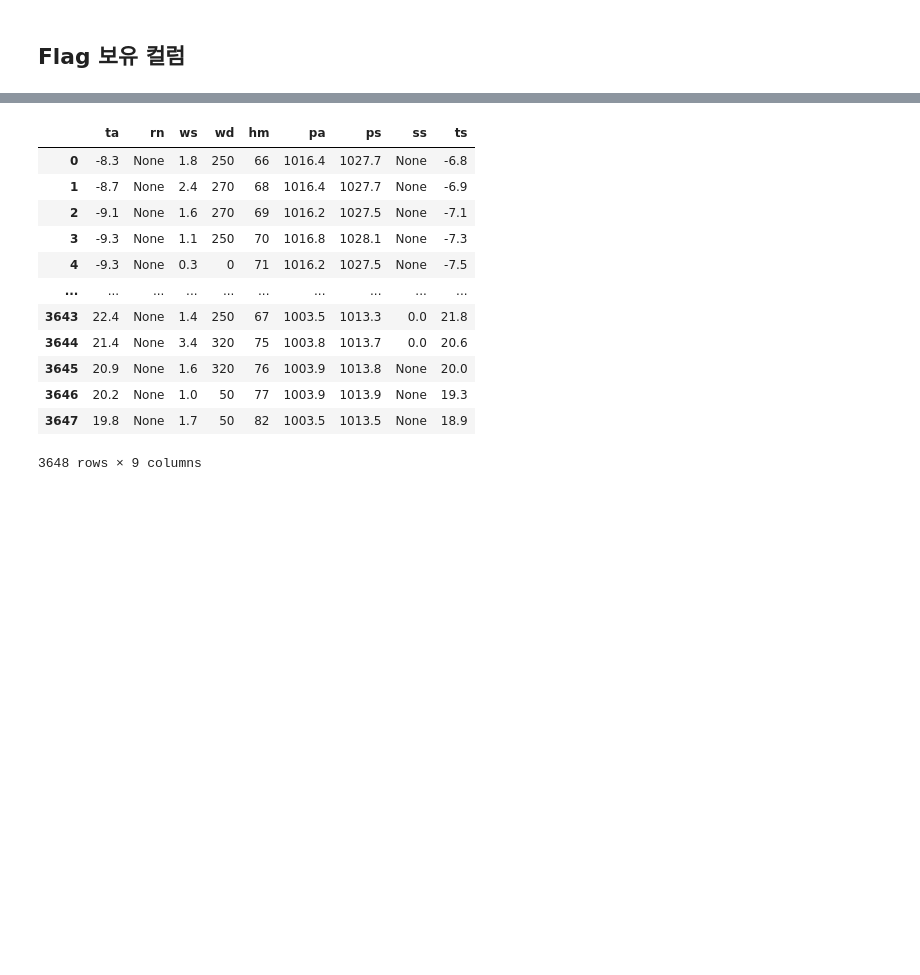
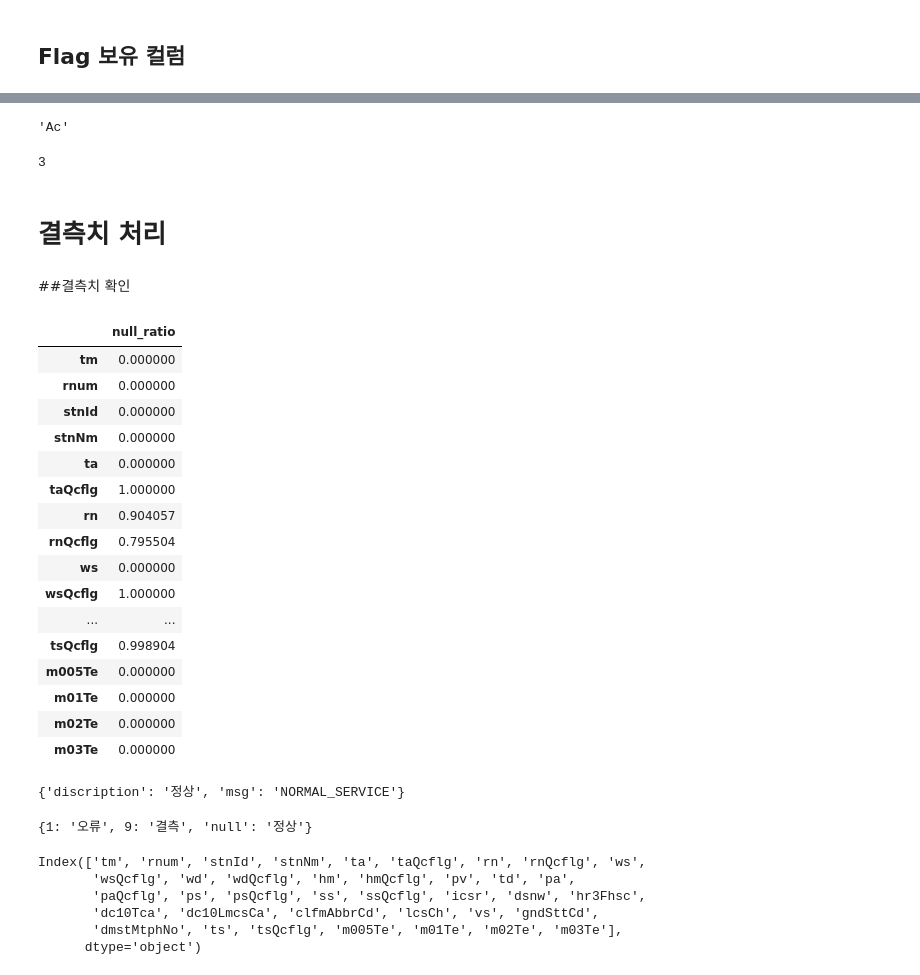
Before and after one commit to jongphago/weather-api, a Jupyter notebook: new_wather.ipynb, the cells around one changed output, grey strips where cells are left out. Cells and saved outputs as stored; diff of their text form; code cells hidden in the pictures; blank space fills up the shorter version.

```diff
--- a/new_wather.ipynb
+++ b/new_wather.ipynb
@@ -171,16 +211,49 @@ flag_list =[columns[:2] for columns in flag_columns_list]
+# %%
+cloud_name(3)
+# %% [output]
+'Ac'
+# %%
+cloud_label('Ac')
+# %% [output]
+3
+# %% [markdown]
+# 결측치 처리
+# %% [markdown]
+##결측치 확인
+# %%
+pd.DataFrame(master_df.isnull().sum()/master_df.shape[0], columns=['null_ratio'])
+# %% [output]
+|  | null_ratio |
+| tm | 0.000000 |
+| rnum | 0.000000 |
+| stnId | 0.000000 |
+| stnNm | 0.000000 |
+| ta | 0.000000 |
+| taQcflg | 1.000000 |
+| rn | 0.904057 |
+| rnQcflg | 0.795504 |
+| ws | 0.000000 |
+| wsQcflg | 1.000000 |
+| ... | ... |
+| tsQcflg | 0.998904 |
+| m005Te | 0.000000 |
+| m01Te | 0.000000 |
+| m02Te | 0.000000 |
+| m03Te | 0.000000 |
+# %%
+wd.error_dict[02]
+# %% [output]
+{'discription': '정상', 'msg': 'NORMAL_SERVICE'}
+# %%
+wd.flag_dict
+# %% [output]
+{1: '오류', 9: '결측', 'null': '정상'}
 # %%
-master_df[flag_list]
+master_df.columns
 # %% [output]
-|  | ta | rn | ws | wd | hm | pa | ps | ss | ts |
-| 0 | -8.3 | None | 1.8 | 250 | 66 | 1016.4 | 1027.7 | None | -6.8 |
-| 1 | -8.7 | None | 2.4 | 270 | 68 | 1016.4 | 1027.7 | None | -6.9 |
-| 2 | -9.1 | None | 1.6 | 270 | 69 | 1016.2 | 1027.5 | None | -7.1 |
-| 3 | -9.3 | None | 1.1 | 250 | 70 | 1016.8 | 1028.1 | None | -7.3 |
-| 4 | -9.3 | None | 0.3 | 0 | 71 | 1016.2 | 1027.5 | None | -7.5 |
-| ... | ... | ... | ... | ... | ... | ... | ... | ... | ... |
-| 3643 | 22.4 | None | 1.4 | 250 | 67 | 1003.5 | 1013.3 | 0.0 | 21.8 |
-| 3644 | 21.4 | None | 3.4 | 320 | 75 | 1003.8 | 1013.7 | 0.0 | 20.6 |
-| 3645 | 20.9 | None | 1.6 | 320 | 76 | 1003.9 | 1013.8 | None | 20.0 |
-| 3646 | 20.2 | None | 1.0 | 50 | 77 | 1003.9 | 1013.9 | None | 19.3 |
-| 3647 | 19.8 | None | 1.7 | 50 | 82 | 1003.5 | 1013.5 | None | 18.9 |
-3648 rows × 9 columns
+Index(['tm', 'rnum', 'stnId', 'stnNm', 'ta', 'taQcflg', 'rn', 'rnQcflg', 'ws',
+       'wsQcflg', 'wd', 'wdQcflg', 'hm', 'hmQcflg', 'pv', 'td', 'pa',
+       'paQcflg', 'ps', 'psQcflg', 'ss', 'ssQcflg', 'icsr', 'dsnw', 'hr3Fhsc',
+       'dc10Tca', 'dc10LmcsCa', 'clfmAbbrCd', 'lcsCh', 'vs', 'gndSttCd',
+       'dmstMtphNo', 'ts', 'tsQcflg', 'm005Te', 'm01Te', 'm02Te', 'm03Te'],
+      dtype='object')
```
Also changed, not shown: parts of 13 cells of this notebook, 1 other file.
